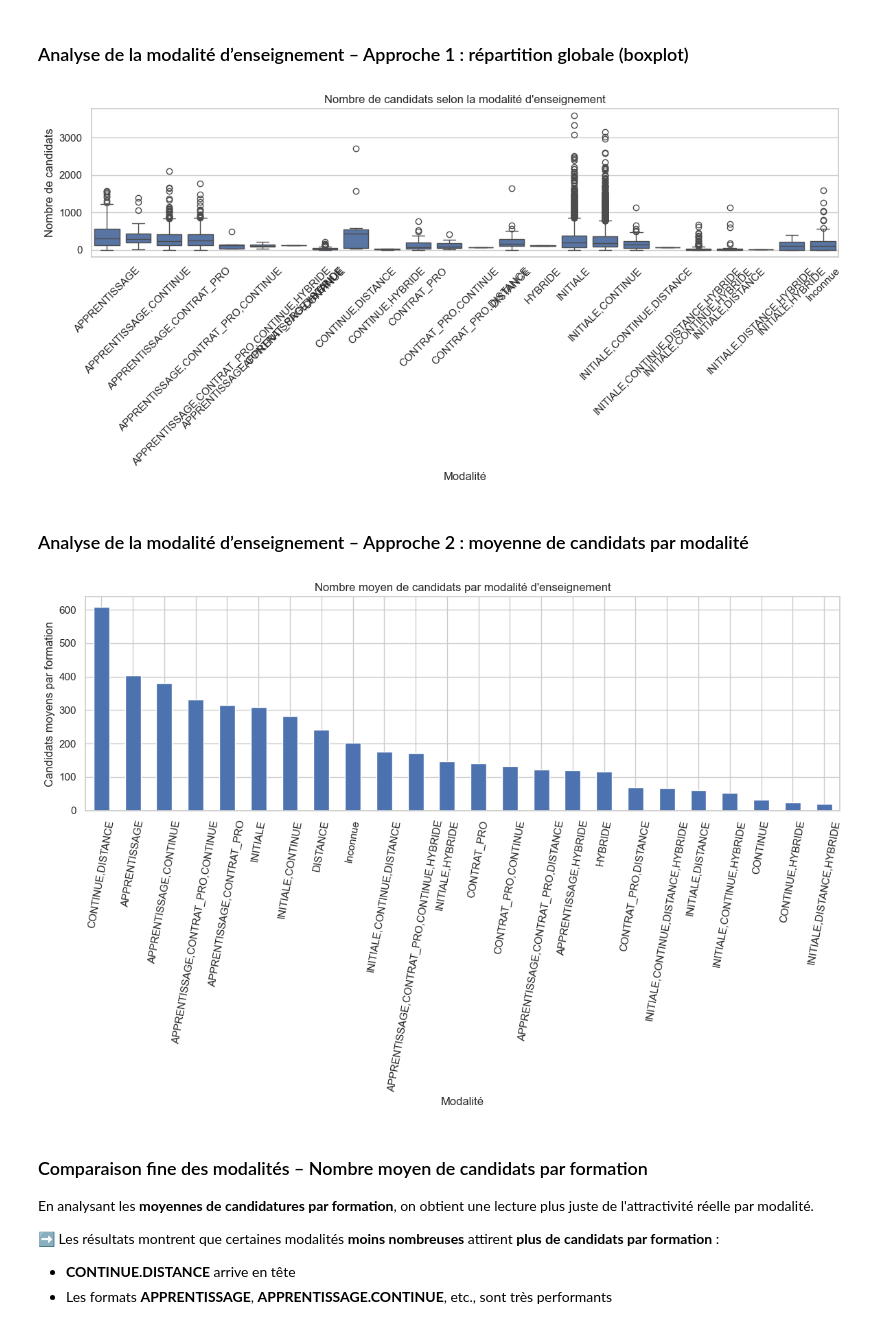
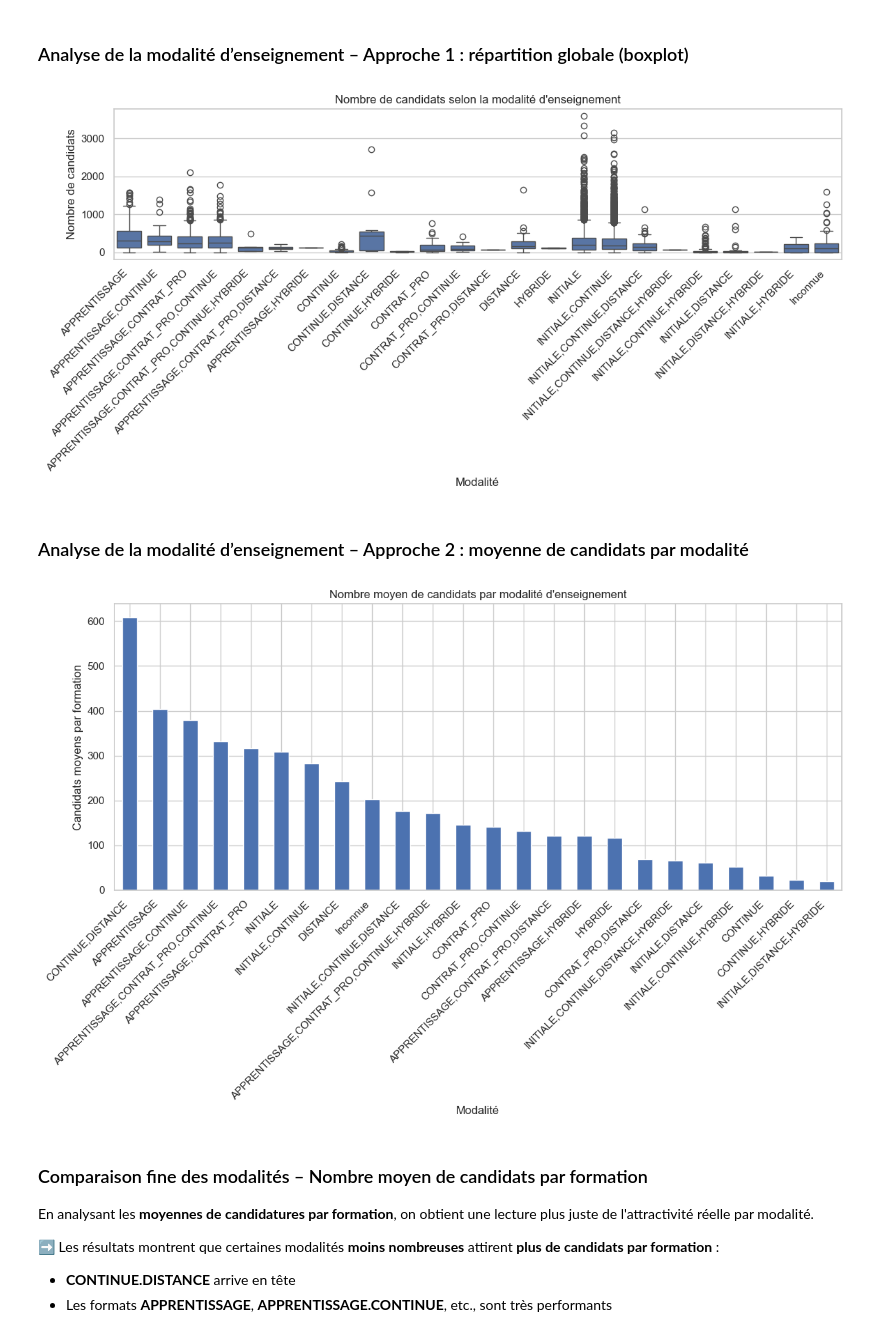
Before and after one commit to layalelzein/MonMaster2024, a Jupyter notebook: monmaster_eda.ipynb, the cells around one changed output. Drawn from its saved outputs; the diff is of its cells as text; code cells hidden in the pictures.

```diff
--- a/monmaster_eda.ipynb
+++ b/monmaster_eda.ipynb
@@ -219,24 +217,24 @@ sns.boxplot(data=df_clean, x="modalite", y="N_can_pp")
 plt.title("Nombre de candidats selon la modalité d'enseignement")
 plt.xlabel("Modalité")
 plt.ylabel("Nombre de candidats")
-plt.xticks(rotation=45)  # pour incliner les intitulés
-plt.tight_layout()       # pour bien ajuster l’affichage
+plt.xticks(rotation=45, ha='right')
+plt.tight_layout()
 plt.show()
 # %% [output]
-[figure, old version]
+[figure, new version]
 # %% [markdown]
 ### Analyse de la modalité d’enseignement – Approche 2 : moyenne de candidats par modalité
 # %%
 plt.figure(figsize=(12, 8))
 df_clean.groupby("modalite")["N_can_pp"].mean().sort_values(ascending=False).plot(kind="bar")
 plt.title("Nombre moyen de candidats par modalité d'enseignement")
 plt.ylabel("Candidats moyens par formation")
 plt.xlabel("Modalité")
-plt.xticks(rotation=80)
+plt.xticks(rotation=45, ha='right')
 plt.tight_layout()
 plt.show()
 # %% [output]
-[figure, old version]
+[figure, new version]
 # %% [markdown]
 ### Comparaison fine des modalités – Nombre moyen de candidats par formation
 
```
Also changed, not shown: parts of 21 cells of this notebook.
